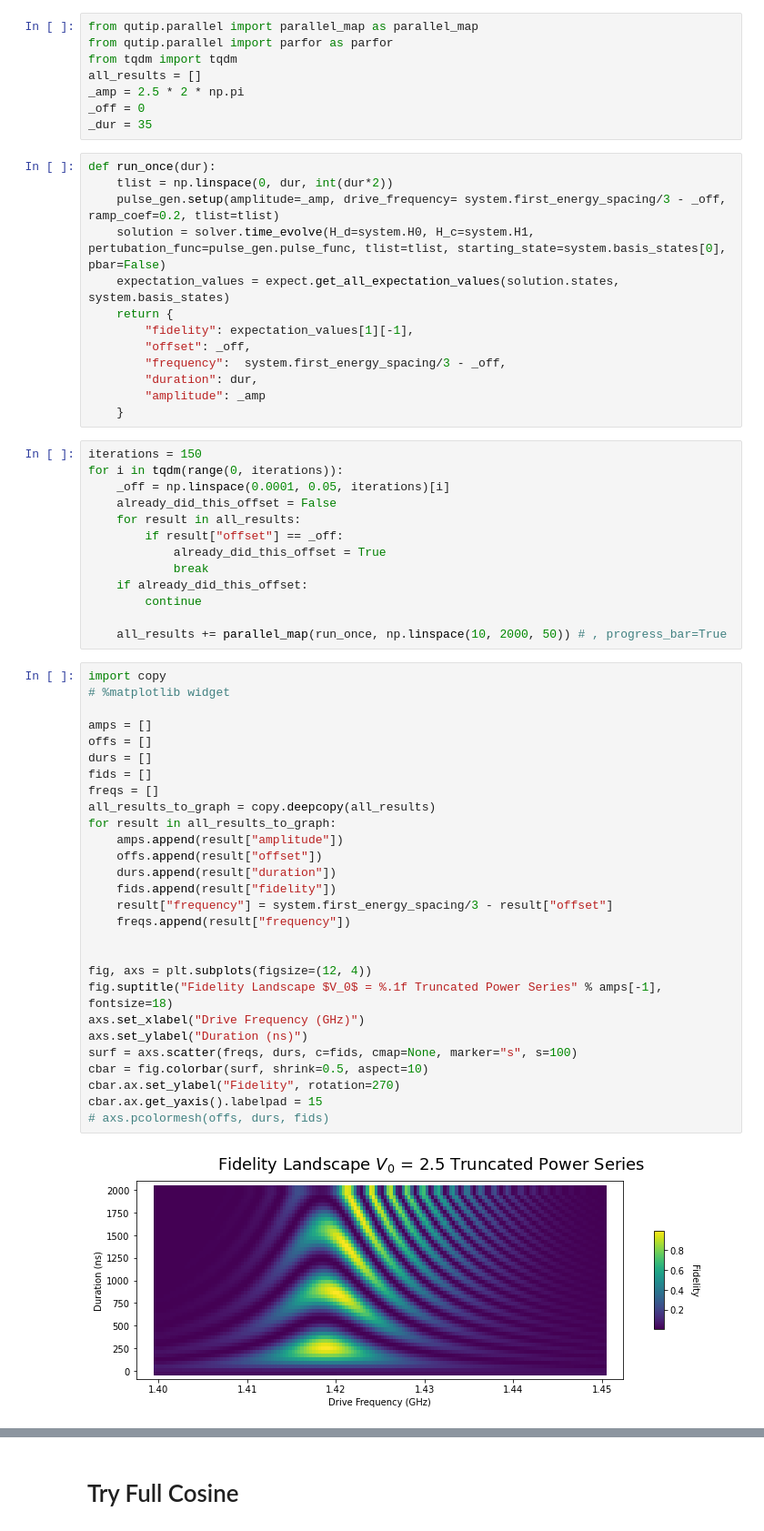
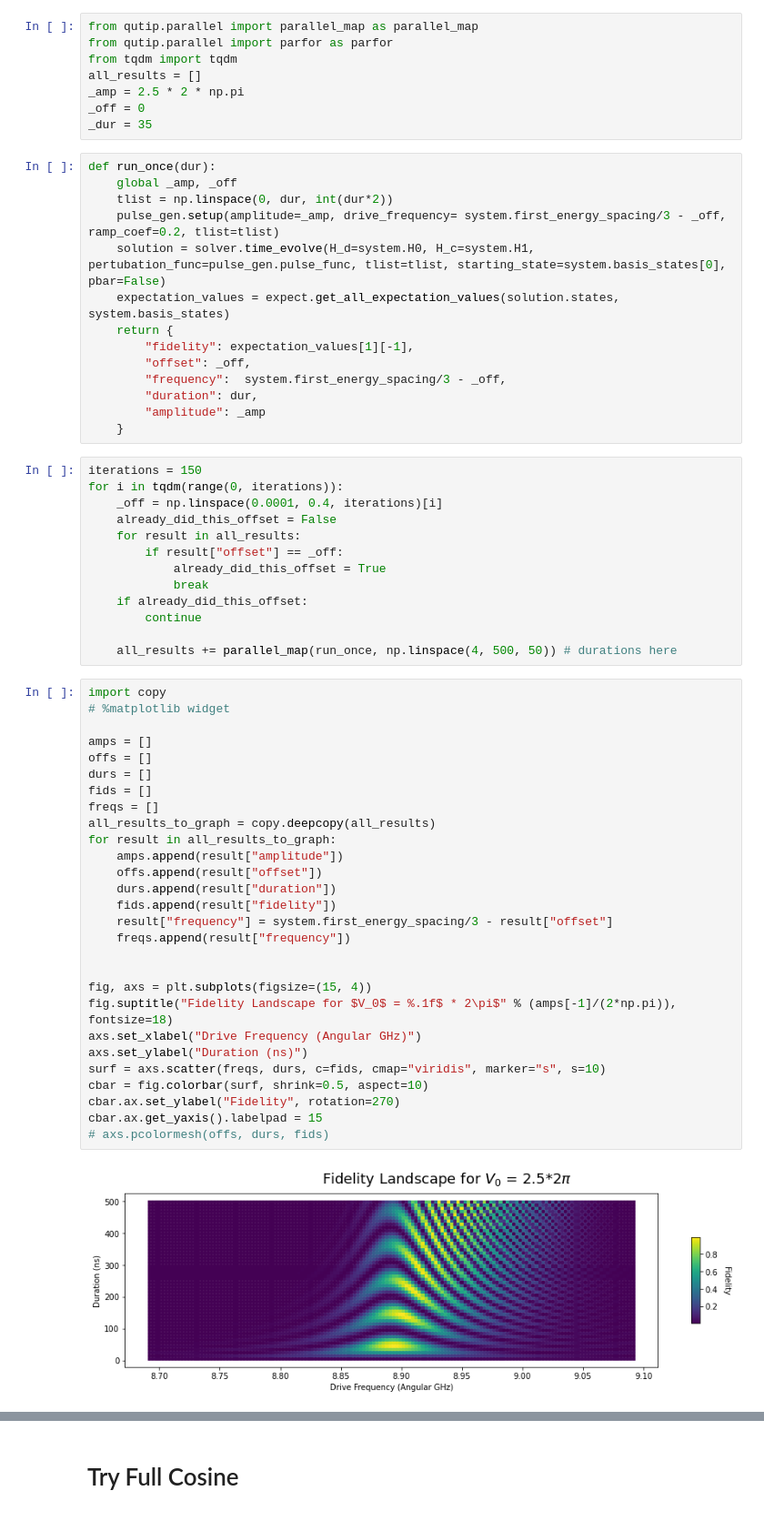
Before and after one commit to david-gorski/subharmonic_superconducting_qubits, a Jupyter notebook: landscapes/HatLab_Parameters.ipynb, the cells around one changed output, grey strips where cells are left out. Shown at 91% size. Cells and saved outputs as stored; diff of their text form.

Commit message:
testing smart movement of offset for fidelity landscape generation

```diff
--- a/landscapes/HatLab_Parameters.ipynb
+++ b/landscapes/HatLab_Parameters.ipynb
@@ -35,6 +35,7 @@ _off = 0
 _dur = 35
 # %%
 def run_once(dur):
+    global _amp, _off
     tlist = np.linspace(0, dur, int(dur*2))
     pulse_gen.setup(amplitude=_amp, drive_frequency= system.first_energy_spacing/3 - _off, ramp_coef=0.2, tlist=tlist)
     solution = solver.time_evolve(H_d=system.H0, H_c=system.H1, pertubation_func=pulse_gen.pulse_func, tlist=tlist, starting_state=system.basis_states[0], pbar=False)
@@ -49,7 +50,7 @@ def run_once(dur):
 # %%
 iterations = 150
 for i in tqdm(range(0, iterations)):
-    _off = np.linspace(0.0001, 0.05, iterations)[i]
+    _off = np.linspace(0.0001, 0.4, iterations)[i]
     already_did_this_offset = False
     for result in all_results:
         if result["offset"] == _off:
@@ -58,34 +59,34 @@ for i in tqdm(range(0, iterations)):
     if already_did_this_offset:
         continue
 
-    all_results += parallel_map(run_once, np.linspace(10, 2000, 50)) # , progress_bar=True
+    all_results += parallel_map(run_once, np.linspace(4, 500, 50)) # durations here
 # %%
 import copy
 # %matplotlib widget
 
 amps = []
 offs = []
 durs = []
 fids = []
 freqs = []
 all_results_to_graph = copy.deepcopy(all_results)
 for result in all_results_to_graph:
     amps.append(result["amplitude"])
     offs.append(result["offset"])
     durs.append(result["duration"])
     fids.append(result["fidelity"])
     result["frequency"] = system.first_energy_spacing/3 - result["offset"]
     freqs.append(result["frequency"])
 
 
-fig, axs = plt.subplots(figsize=(12, 4))
-fig.suptitle("Fidelity Landscape $V_0$ = %.1f Truncated Power Series" % amps[-1], fontsize=18)
-axs.set_xlabel("Drive Frequency (GHz)")
+fig, axs = plt.subplots(figsize=(15, 4))
+fig.suptitle("Fidelity Landscape for $V_0$ = %.1f$ * 2\pi$" % (amps[-1]/(2*np.pi)), fontsize=18)
+axs.set_xlabel("Drive Frequency (Angular GHz)")
 axs.set_ylabel("Duration (ns)")
-surf = axs.scatter(freqs, durs, c=fids, cmap=None, marker="s", s=100)
+surf = axs.scatter(freqs, durs, c=fids, cmap="viridis", marker="s", s=10)
 cbar = fig.colorbar(surf, shrink=0.5, aspect=10)
 cbar.ax.set_ylabel("Fidelity", rotation=270)
 cbar.ax.get_yaxis().labelpad = 15
 # axs.pcolormesh(offs, durs, fids)
 # %% [output]
-[figure, old version]
+[figure, new version]
```
Also changed, not shown: parts of 17 cells of this notebook.
